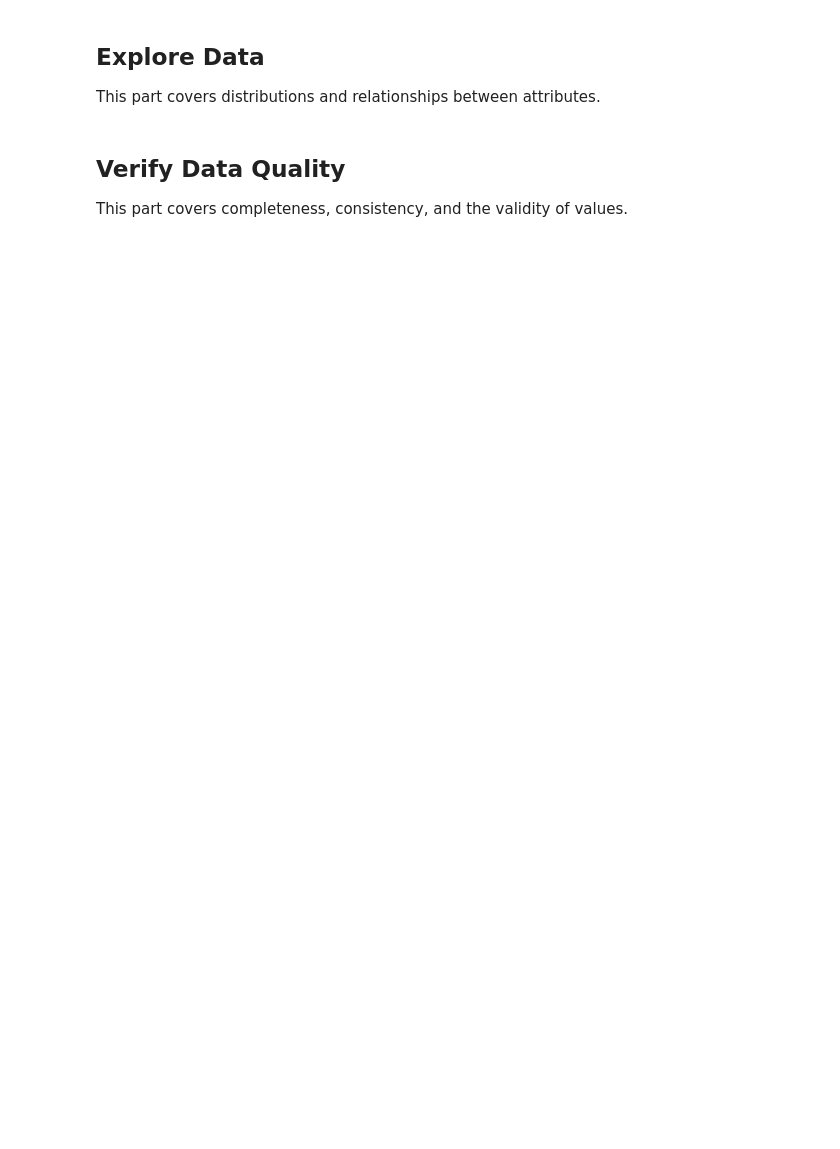
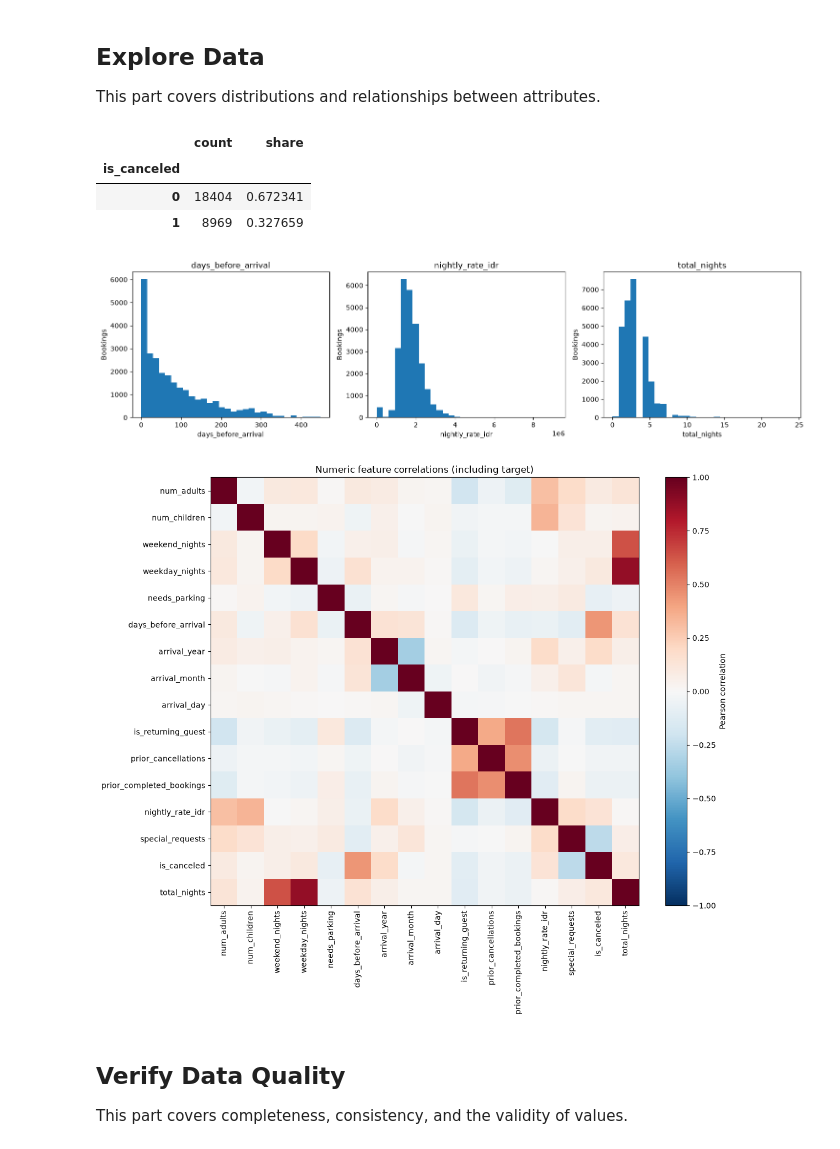
Before and after one commit to ValentinoDan/IF3170_G22_OISCDivisiKaggle, a Jupyter notebook: src/notebook.ipynb, the cells around one changed output. Saved outputs shown, nothing was run; the diff lists cells and outputs as text; code cells hidden in the pictures; blank space fills up the shorter version.

```diff
--- a/src/notebook.ipynb
+++ b/src/notebook.ipynb
@@ -179,7 +247,47 @@ This part covers the size, the attribute types, and the meaning of each column.
 
 This part covers distributions and relationships between attributes.
 # %%
-# Write your code here
+# Distribusi Target
+display(train_df[CFG.TARGET].value_counts().sort_index().to_frame("count").assign(
+    share=lambda counts: counts["count"] / counts["count"].sum(),
+))
+
+
+# Distribusi Fitur Numerik
+fig, axes = plt.subplots(1, 3, figsize=(15, 4))
+for ax, column in zip(axes, ["days_before_arrival", "nightly_rate_idr", "total_nights"]):
+    if column == "total_nights":
+        (train_df["weekday_nights"] + train_df["weekend_nights"]).plot.hist(bins=30, ax=ax)
+    else:
+        train_df[column].plot.hist(bins=30, ax=ax)
+    ax.set(title=column, xlabel=column, ylabel="Bookings")
+fig.tight_layout()
+plt.show()
+
+# Korelasi Pearson antarfitur Numerik
+plt.figure(figsize=(12, 10))
+plt.imshow(train_df.assign(
+    total_nights=train_df["weekday_nights"] + train_df["weekend_nights"],
+).drop(columns=CFG.ID).corr(numeric_only=True), vmin=-1, vmax=1, cmap="RdBu_r")
+plt.xticks(
+    range(len(train_df.select_dtypes(include="number").columns) + 1),
+    [*train_df.select_dtypes(include="number").columns, "total_nights"], rotation=90,
+)
+plt.yticks(
+    range(len(train_df.select_dtypes(include="number").columns) + 1),
+    [*train_df.select_dtypes(include="number").columns, "total_nights"],
+)
+plt.title("Numeric feature correlations (including target)")
+plt.colorbar(label="Pearson correlation")
+plt.tight_layout()
+plt.show()
+# %% [output]
+|  | count | share |
+| is_canceled |  |  |
+| 0 | 18404 | 0.672341 |
+| 1 | 8969 | 0.327659 |
+[figure, added]
+[figure, added]
 # %% [markdown]
 ## Verify Data Quality
 
```
Also changed, not shown: parts of 31 cells of this notebook.
